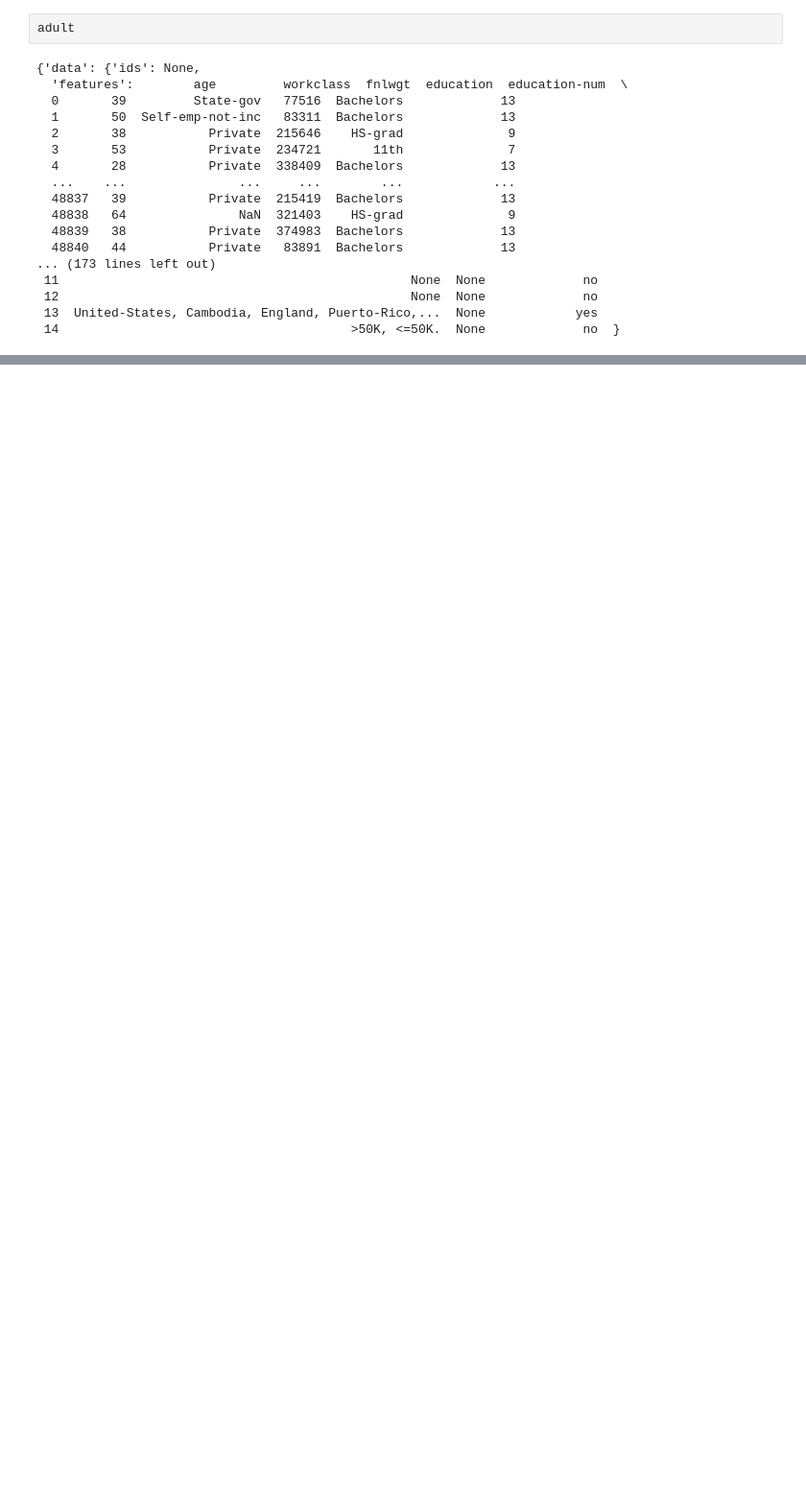
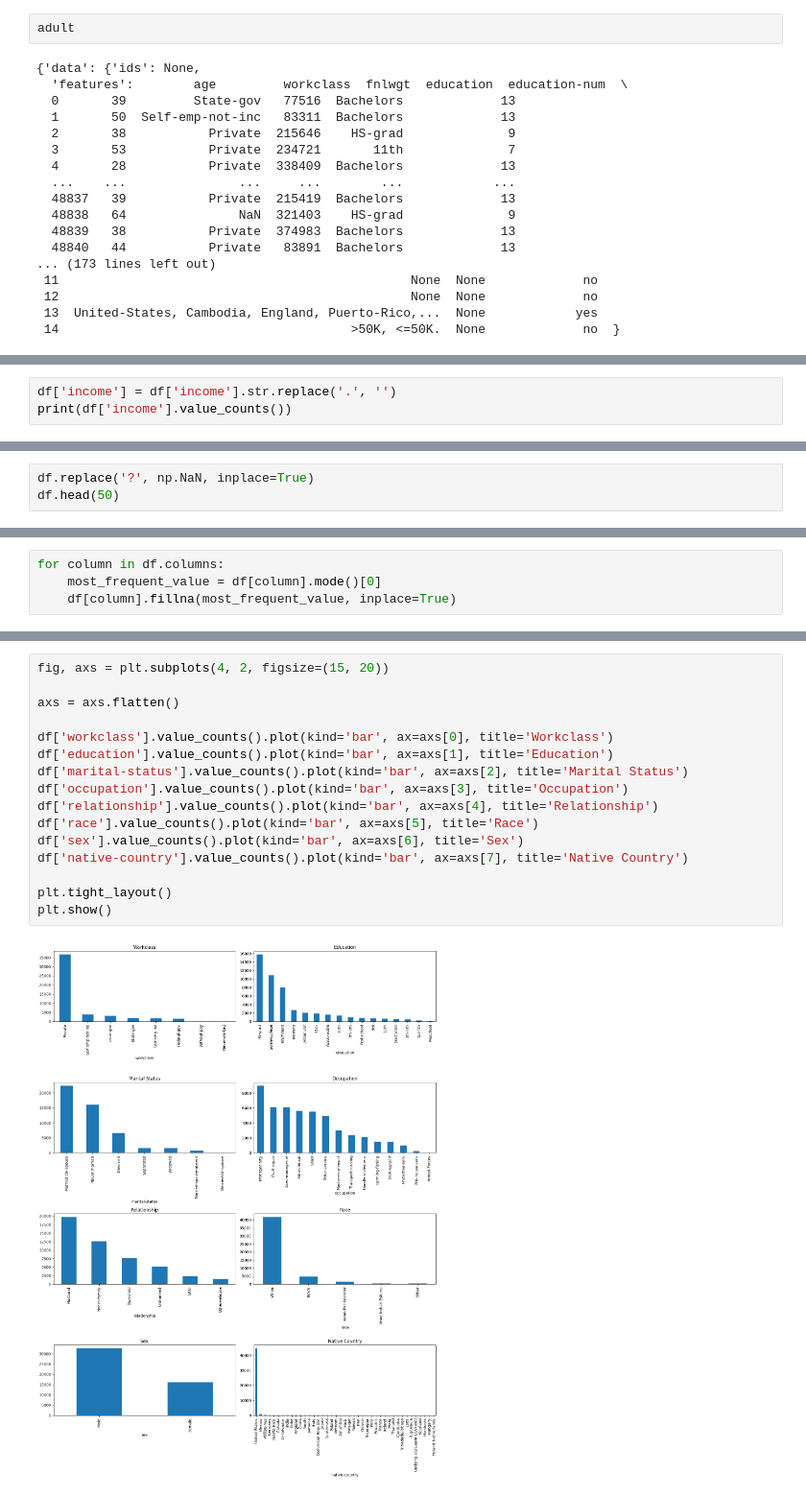
Before and after one commit to chulanshammi/MachineLearning-CW, a Jupyter notebook: ml.ipynb, the cells around one changed output, grey strips where cells are left out. Shown at 96% size. Saved outputs shown, nothing was run; the diff lists cells and outputs as text; blank space fills up the shorter version.

```diff
--- a/ml.ipynb
+++ b/ml.ipynb
@@ -125,0 +216,3 @@ plt.show()
+# %%
+df['income'] = df['income'].str.replace('.', '')
+print(df['income'].value_counts())
@@ -125,0 +224,3 @@ plt.show()
+# %%
+df.replace('?', np.NaN, inplace=True)
+df.head(50)
@@ -125,0 +245,4 @@ plt.show()
+# %%
+for column in df.columns:
+    most_frequent_value = df[column].mode()[0]
+    df[column].fillna(most_frequent_value, inplace=True)
@@ -125,0 +306,18 @@ plt.show()
+# %%
+fig, axs = plt.subplots(4, 2, figsize=(15, 20))
+
+axs = axs.flatten()
+
+df['workclass'].value_counts().plot(kind='bar', ax=axs[0], title='Workclass')
+df['education'].value_counts().plot(kind='bar', ax=axs[1], title='Education')
+df['marital-status'].value_counts().plot(kind='bar', ax=axs[2], title='Marital Status')
+df['occupation'].value_counts().plot(kind='bar', ax=axs[3], title='Occupation')
+df['relationship'].value_counts().plot(kind='bar', ax=axs[4], title='Relationship')
+df['race'].value_counts().plot(kind='bar', ax=axs[5], title='Race')
+df['sex'].value_counts().plot(kind='bar', ax=axs[6], title='Sex')
+df['native-country'].value_counts().plot(kind='bar', ax=axs[7], title='Native Country')
+
+plt.tight_layout()
+plt.show()
+# %% [output]
+[figure, added]
```
Also changed, not shown: parts of 43 cells of this notebook.
